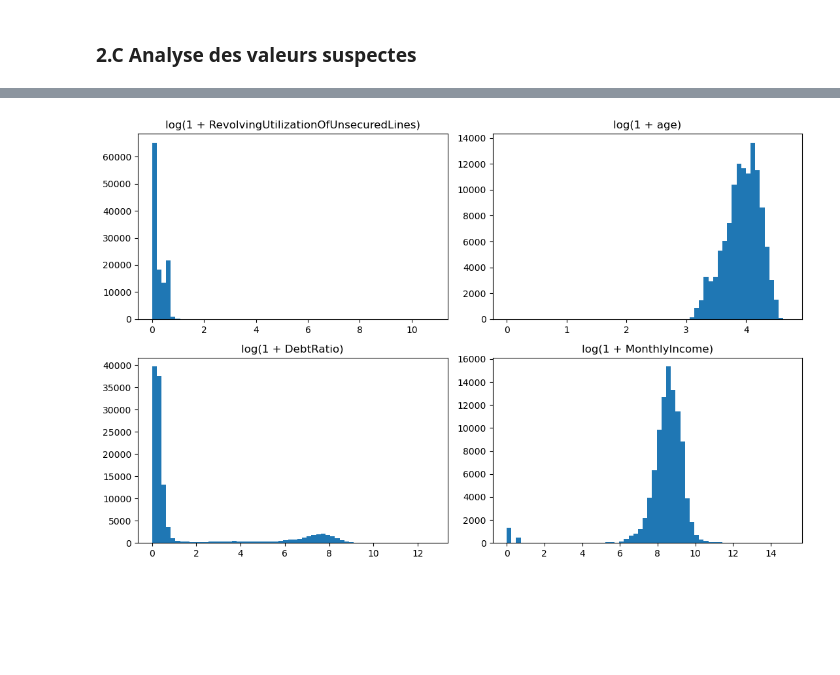
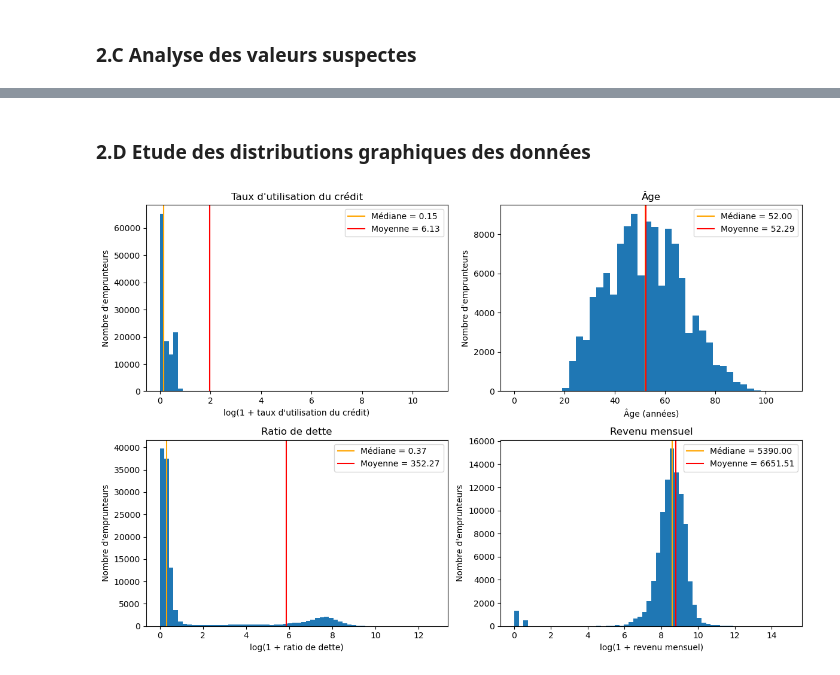
Before and after one commit to EkaterinaBabenko/ML_kaggle, a Jupyter notebook: credits/GiveMeSomeCredit/credits.ipynb, the cells around one changed output, grey strips where cells are left out. Drawn from its saved outputs; the diff is of its cells as text; code cells hidden in the pictures; blank space fills up the shorter version.

Commit message:
Finitions exploration des données

```diff
--- a/credits/GiveMeSomeCredit/credits.ipynb
+++ b/credits/GiveMeSomeCredit/credits.ipynb
@@ -133,9 +135,10 @@ On remarque cependant qu'on ne peut pas conclure sur l'association entre l'absen
 # %% [markdown]
 ### 2.C Analyse des valeurs suspectes
 # %%
-print("Âge = 0 :", (train["age"] == 0).sum())
-print("Utilisation du crédit > 1 :", (train["RevolvingUtilizationOfUnsecuredLines"] > 1).sum())
-print("DebtRatio > 1 :", (train["DebtRatio"] > 1).sum())
+print("Âge < 18 ans :", (train["age"] <18 ).sum())
+for col in ["RevolvingUtilizationOfUnsecuredLines", "DebtRatio"]:
+    valeurs = train[train[col] > 1][col]
+    print(col, "/ nombre :", len(valeurs), "/ moyenne :", round(valeurs.mean(), 2), "/ médiane :", round(valeurs.median(), 2))
 
 retards = ["NumberOfTime30-59DaysPastDueNotWorse",
            "NumberOfTimes90DaysLate",
@@ -155,13 +175,35 @@ Doublons : 437
+# %% [markdown]
+### 2.D Etude des distributions graphiques des données
 # %%
-cols = ["RevolvingUtilizationOfUnsecuredLines", "age", "DebtRatio", "MonthlyIncome"]
-fig, axes = plt.subplots(2, 2, figsize=(11, 7))
-for ax, c in zip(axes.ravel(), cols):
-    ax.hist(np.log1p(train[c].dropna().clip(lower=0)), bins=60)
-    ax.set_title(f"log(1 + {c})")
+variables = {"RevolvingUtilizationOfUnsecuredLines": "Taux d'utilisation du crédit",
+             "age": "Âge","DebtRatio": "Ratio de dette","MonthlyIncome": "Revenu mensuel",}
+
+fig, axes = plt.subplots(2, 2, figsize=(12, 8))
+
+for ax, (col, nom) in zip(axes.ravel(), variables.items()):
+    valeurs = train[col].dropna()                      # On supprime les valeurs manquantes pour ne pas fausser les calculs de moyenne et médiane
+    mediane = valeurs.median()
+    moyenne = valeurs.mean()
+
+    if col == "age":                                            # Age n'a pas besoin d'échelle logarithmique
+        ax.hist(valeurs, bins=40)
+        ax.set_xlabel("Âge (années)")
+        position_mediane, position_moyenne = mediane, moyenne
+    else:                                                       # Autres variables : échelle logarithmique
+        ax.hist(np.log1p(valeurs), bins=60)
+        ax.set_xlabel(f"log(1 + {nom.lower()})")
+        position_mediane, position_moyenne = np.log1p(mediane), np.log1p(moyenne)
+
+    ax.axvline(position_mediane, color="orange", label=f"Médiane = {mediane:.2f}")
+    ax.axvline(position_moyenne, color="red", label=f"Moyenne = {moyenne:.2f}")
+    ax.set_title(nom)
+    ax.set_ylabel("Nombre d'emprunteurs")
+    ax.legend()
+
 plt.tight_layout()
 plt.show()
 # %% [output]
-[figure, old version]
+[figure, new version]
 # %%
 train["tranche_age"] = pd.cut(train["age"], bins=[0, 25, 35, 45, 55, 65, 120])
 print(train.groupby("tranche_age", observed=True)["SeriousDlqin2yrs"].agg(["mean", "count"]))
```
Also changed, not shown: parts of 3 cells of this notebook, 1 other file.
